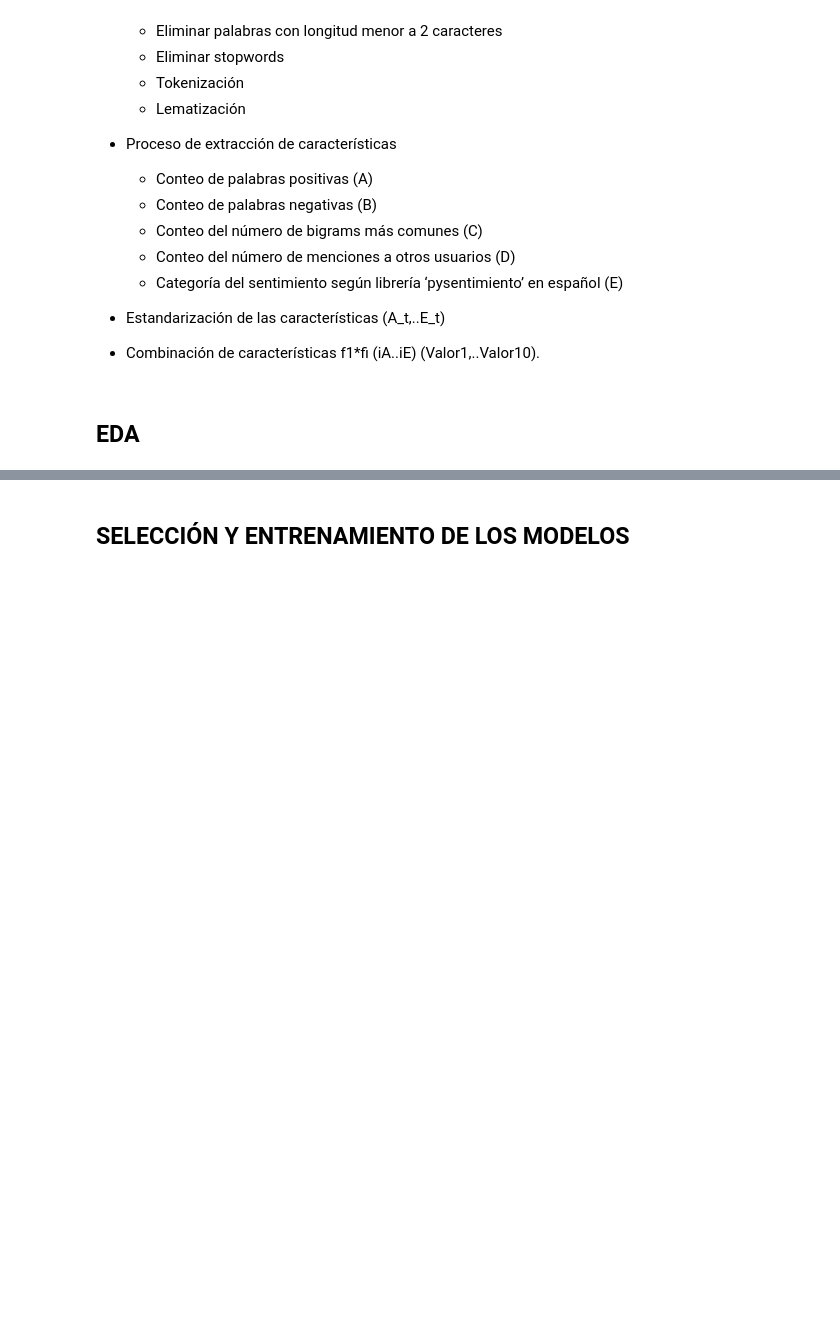
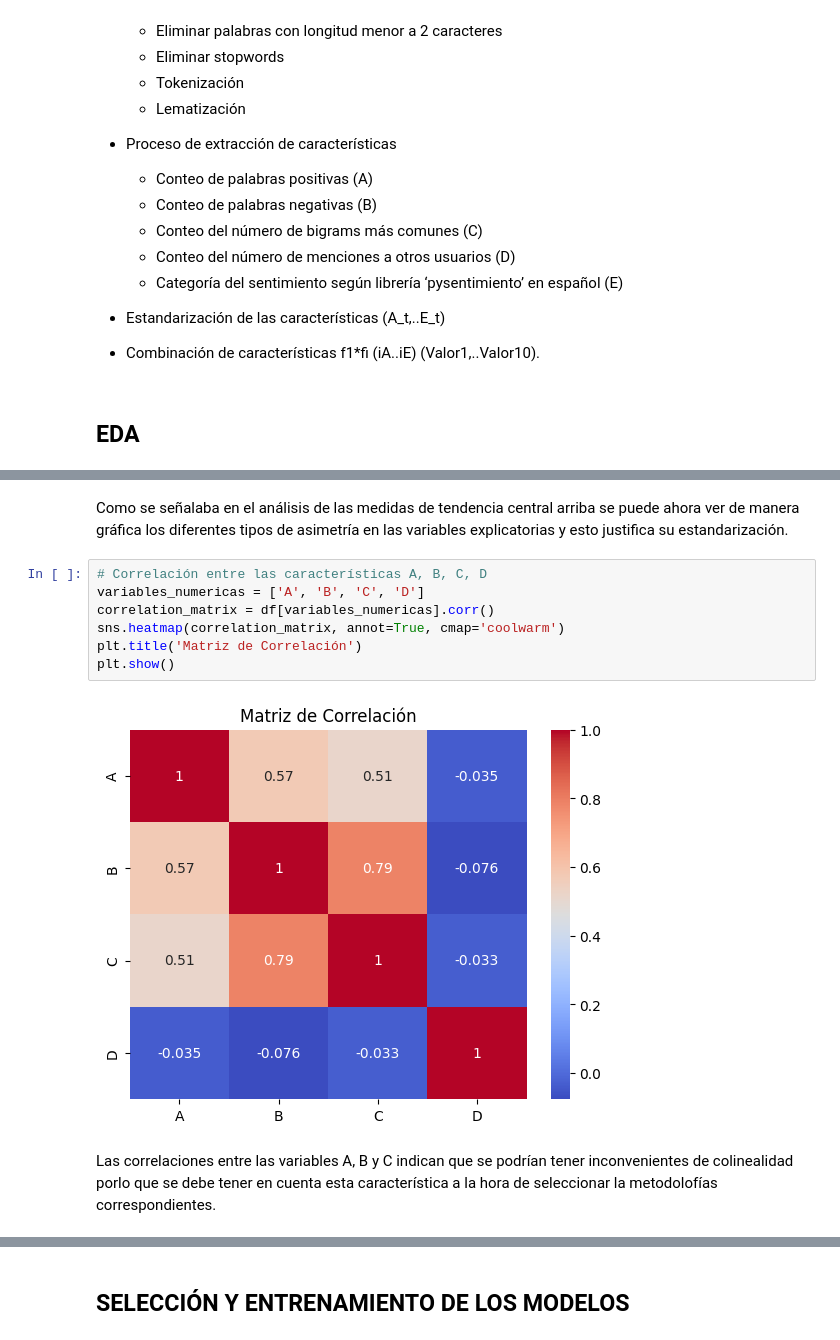
Before and after one commit to luialopezg/clasificaci-n-de-mensajes-de-odio, a Jupyter notebook: Actividad 3.ipynb, the cells around one changed output, grey strips where cells are left out. Saved outputs shown, nothing was run; the diff lists cells and outputs as text; blank space fills up the shorter version.

```diff
--- a/Actividad 3.ipynb
+++ b/Actividad 3.ipynb
@@ -131,0 +165,13 @@ ModuleNotFoundError: No module named 'seaborn'
+# %% [markdown]
+Como se señalaba en el análisis de las medidas de tendencia central arriba se puede ahora ver de manera gráfica los diferentes tipos de asimetría en las variables explicatorias y esto justifica su estandarización.
+# %%
+# Correlación entre las características A, B, C, D
+variables_numericas = ['A', 'B', 'C', 'D']
+correlation_matrix = df[variables_numericas].corr()
+sns.heatmap(correlation_matrix, annot=True, cmap='coolwarm')
+plt.title('Matriz de Correlación')
+plt.show()
+# %% [output]
+[figure, added]
+# %% [markdown]
+Las correlaciones entre las variables A, B y C indican que se podrían tener inconvenientes de colinealidad porlo que se debe tener en cuenta esta característica a la hora de seleccionar la metodolofías correspondientes.
```
Also changed, not shown: parts of 16 cells of this notebook.
